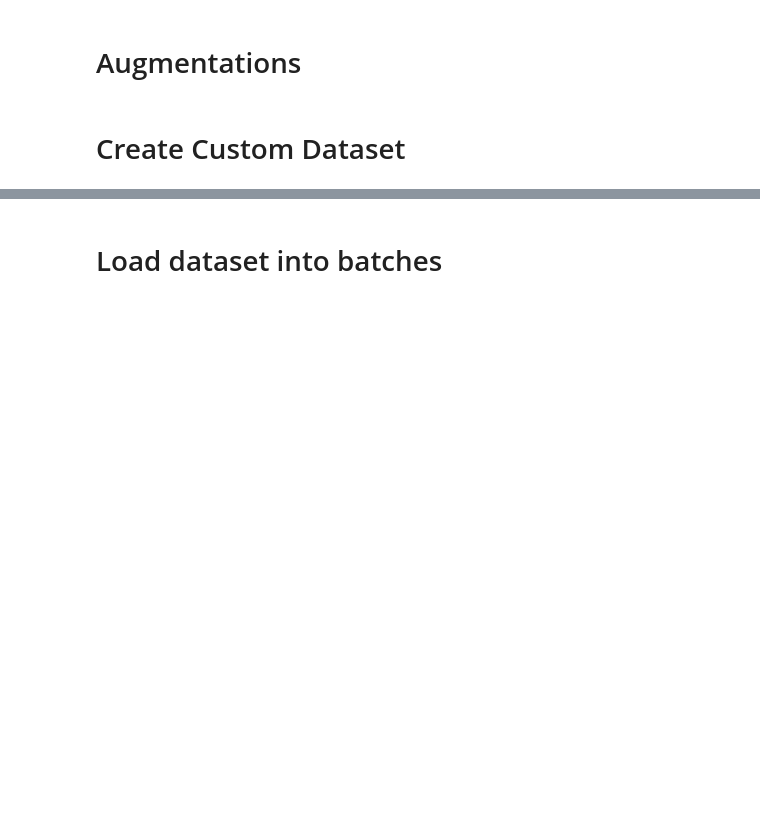
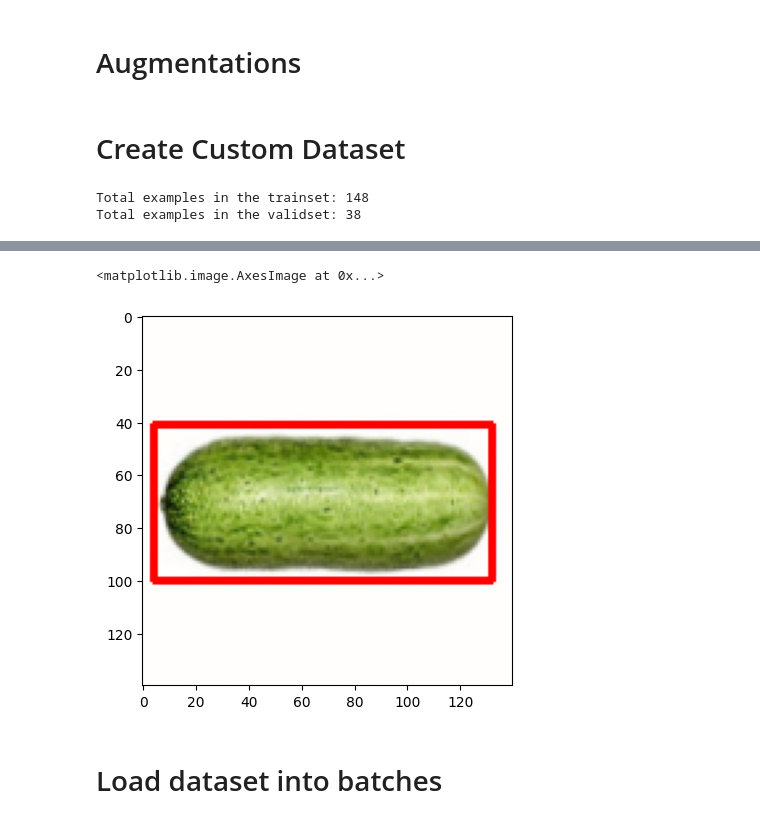
Before and after one commit to pedrovsglima/python-neural-networks, a Jupyter notebook: coursera/PyTorch_Object_Localization.ipynb, the cells around one changed output, grey strips where cells are left out. Drawn from its saved outputs; the diff is of its cells as text; code cells hidden in the pictures; blank space fills up the shorter version.

Commit message:
creating dataset

```diff
--- a/coursera/PyTorch_Object_Localization.ipynb
+++ b/coursera/PyTorch_Object_Localization.ipynb
@@ -89,3 +102,5 @@ df.head(10)
+# %%
+train_df, valid_df = train_test_split(df, test_size=0.2, random_state=42)
 # %% [markdown]
 # Augmentations
 # %%
@@ -93,12 +119,55 @@ import albumentations as A
 # %% [markdown]
 # Create Custom Dataset
+# %%
+class ObjLocDataset(torch.utils.data.Dataset):
+
+  def __init__(self, df, augmentations=None):
+    self.df = df
+    self.augmentations = augmentations
+
+  def __len__(self):
+    return len(self.df)
+
+  def __getitem__(self, idx):
+    row = self.df.iloc[idx]
+
+    xmin = row['xmin']
+    ymin = row['ymin']
+    xmax = row['xmax']
+    ymax = row['ymax']
+
+    bbox = [[xmin, ymin, xmax, ymax]]
+
+    img_path = DATA_DIR + row['img_path']
+    img = cv2.imread(img_path)
+    img = cv2.cvtColor(img, cv2.COLOR_BGR2RGB)
+
+    if self.augmentations:
+      data = self.augmentations(image=img, bboxes=bbox, class_labels=[None])
+      img = data['image']
+      bbox = data['bboxes'][0]
+
+    img = torch.from_numpy(img).permute(2, 0, 1) / 255.0 # (h, w, c) - > c, h, w
+    bbox = torch.Tensor(bbox)
+
+    return img, bbox
+# %%
+trainset = ObjLocDataset(train_df, train_augs)
+validset = ObjLocDataset(valid_df, valid_augs)
+# %%
+print("Total examples in the trainset:", len(trainset))
+print("Total examples in the validset:", len(validset))
+# %% [output]
+Total examples in the trainset: 148
+Total examples in the validset: 38
 # %%
-img, bbox = trainset[6]
+img, bbox = trainset[19]
 
 xmin, ymin, xmax, ymax = bbox
 
 pt1 = (int(xmin), int(ymin))
 pt2 = (int(xmax), int(ymax))
 
-bnd_img = cv2.rectangle(img.permute(1, 2, 0).numpy(),pt1, pt2,(255,0,0),2)
+bnd_img = cv2.rectangle(img.permute(1, 2, 0).numpy(), pt1, pt2, (255,0,0), 2)
 plt.imshow(bnd_img)
+# %% [output]
@@ -105,2 +175,4 @@ plt.imshow(bnd_img)
+<matplotlib.image.AxesImage at 0x...>
+[figure, added]
 # %% [markdown]
 # Load dataset into batches
```
Also changed, not shown: parts of 6 cells of this notebook.
